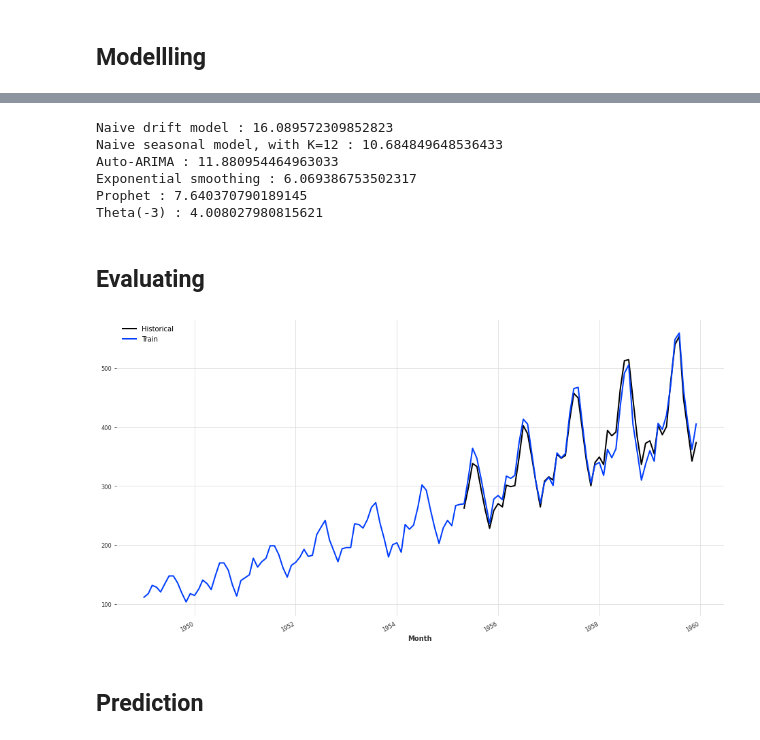
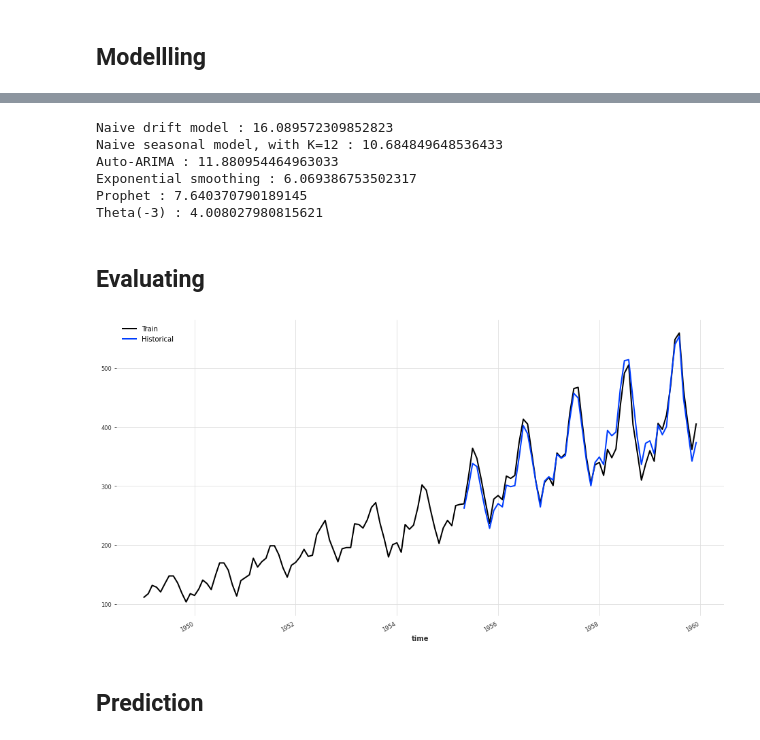
Before and after one commit to josumsc/darts-forecasting, a Jupyter notebook: src/air-passengers.ipynb, the cells around one changed output, grey strips where cells are left out. Drawn from its saved outputs; the diff is of its cells as text; code cells hidden in the pictures.

```diff
--- a/src/air-passengers.ipynb
+++ b/src/air-passengers.ipynb
@@ -113,35 +91,22 @@ models = (
     ),
     theta_model
 )
-# %%
-best_model = None
-initial_error = np.inf
-
-for model in models:
-    backtest_errors = model.backtest(
-        train, start=0.5, stride=6, forecast_horizon=12, metric=mape
-    )
-    model_error = np.mean(backtest_errors)
-    print(model, ':', model_error)
-
-    if model_error < initial_error:
-        best_model = model
-# %% [output]
-Naive drift model : 16.089572309852823
-Naive seasonal model, with K=12 : 10.684849648536433
-Auto-ARIMA : 11.880954464963033
-Exponential smoothing : 6.069386753502317
-Prophet : 7.640370790189145
-Theta(-3) : 4.008027980815621
+# %%
+best_model = get_best_model(models, train, mape, stride=6, num_periods=12)
+# %% [output]
+Naive drift model : 16.089572309852823
+Naive seasonal model, with K=12 : 10.684849648536433
+Auto-ARIMA : 11.880954464963033
+Exponential smoothing : 6.069386753502317
+Prophet : 7.640370790189145
+Theta(-3) : 4.008027980815621
 # %% [markdown]
 ## Evaluating
-# %%
-fig, ax = plt.subplots(figsize=(16, 8))
-series = best_model.historical_forecasts(train, forecast_horizon=12)
-series.plot(label='Historical')
-train.plot(label='Train')
-# %% [output]
-[figure, removed]
+# %%
+series = best_model.historical_forecasts(train, forecast_horizon=12)
+plot_time_series({'Train': train, 'Historical': series})
+# %% [output]
+[figure, added]
 # %% [markdown]
 ## Prediction
 # %%
```
Also changed, not shown: parts of 9 cells of this notebook, 2 other files.
